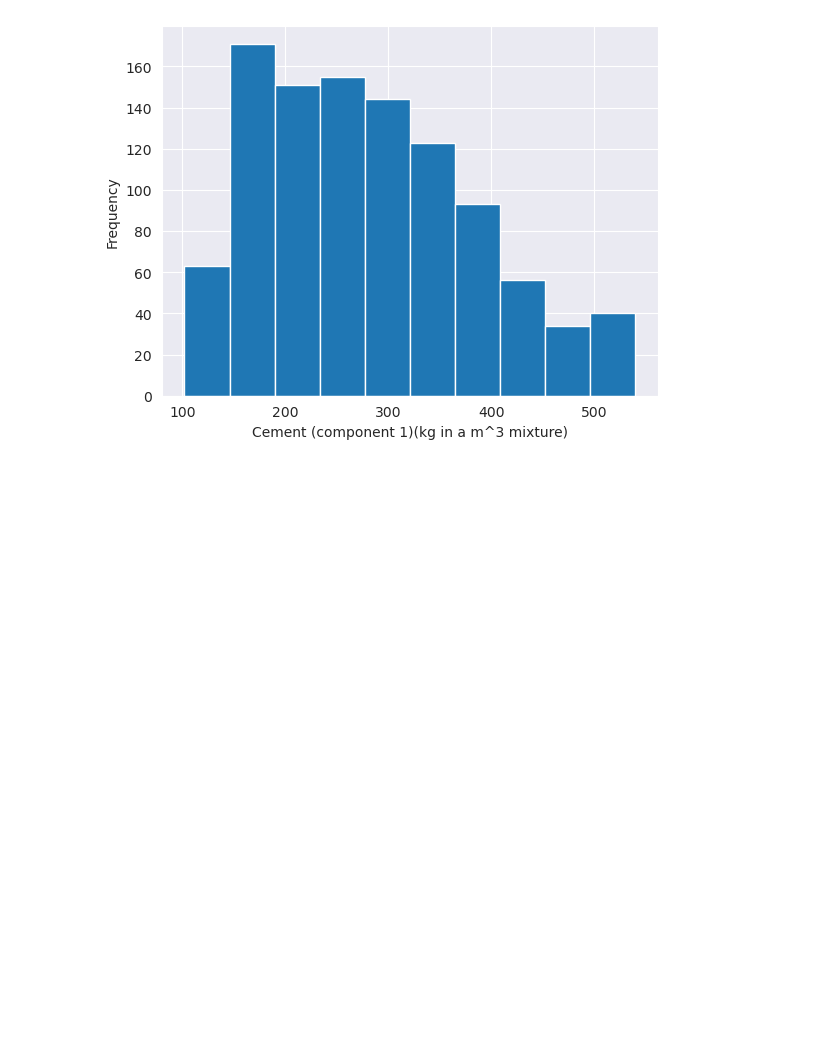
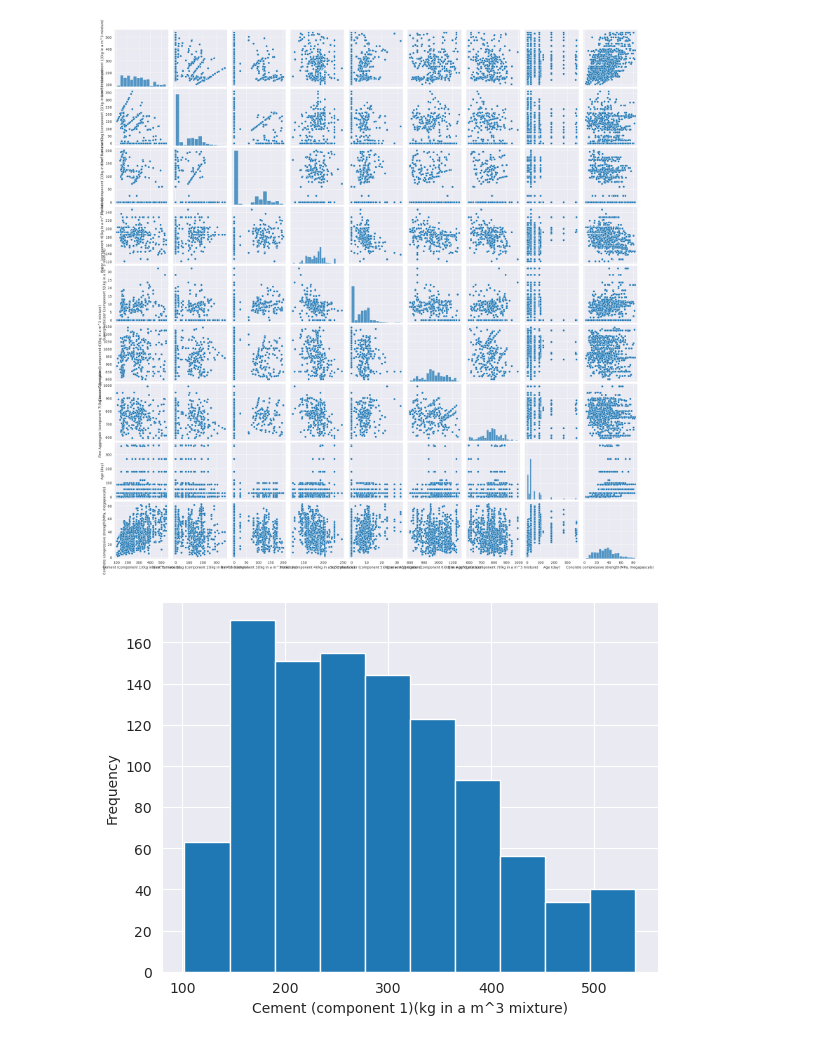
Before and after one commit to pcperera/concrete, a Jupyter notebook: descriptive.ipynb, the cells around one changed output. Saved outputs shown, nothing was run; the diff lists cells and outputs as text; code cells hidden in the pictures; blank space fills up the shorter version.

```diff
--- a/descriptive.ipynb
+++ b/descriptive.ipynb
@@ -46,3 +57,8 @@ memory usage: 72.5 KB
+# %%
+seaborn.pairplot(df)
+plt.show()
+# %% [output]
+[figure, added]
 # %%
 for index in range(0, len(df.columns)):
     plt.hist(df[df.columns[index]])
```
Also changed, not shown: parts of 5 cells of this notebook.
